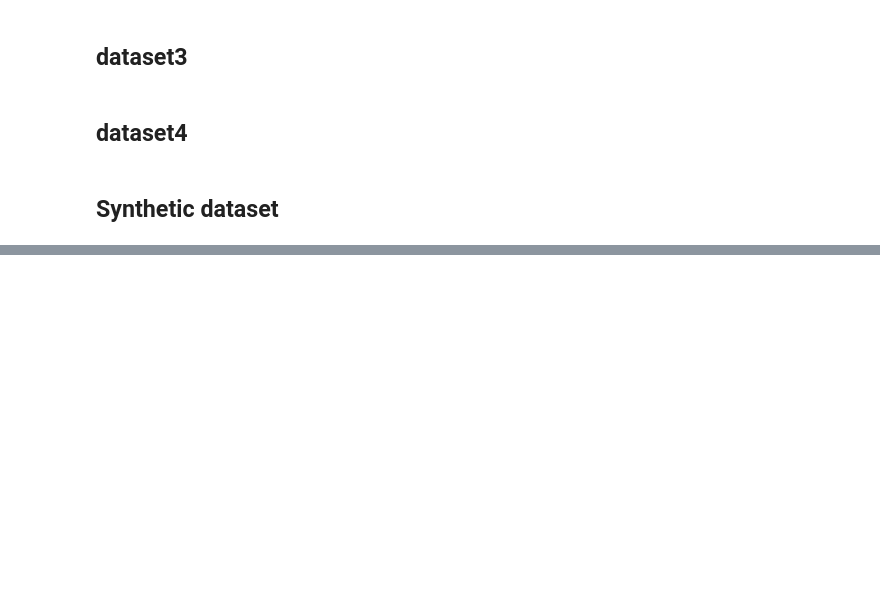
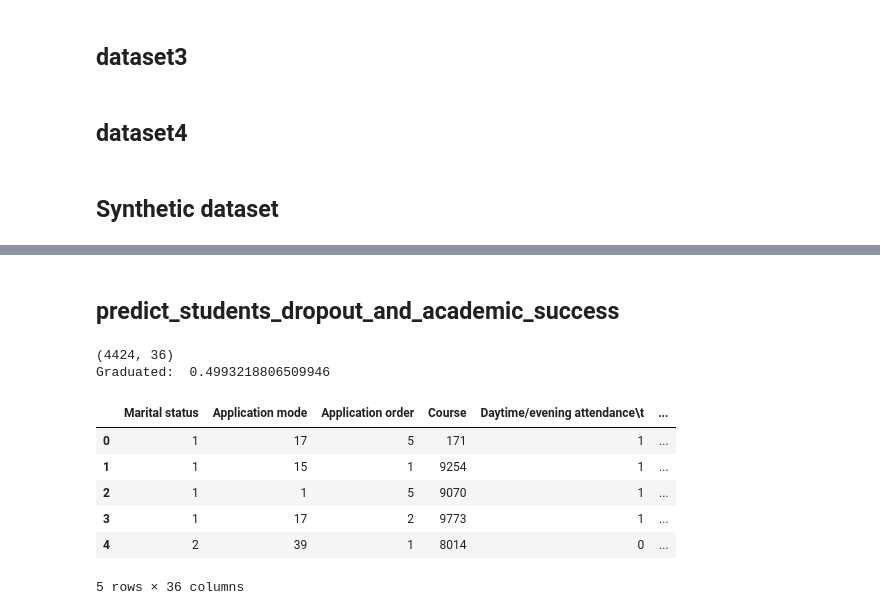
Before and after one commit to kwolny1/cyclic_coordinate_descent_algorithm, a Jupyter notebook: LogRegCCD_notebook.ipynb, the cells around one changed output, grey strips where cells are left out. Saved outputs shown, nothing was run; the diff lists cells and outputs as text; code cells hidden in the pictures; blank space fills up the shorter version.

```diff
--- a/LogRegCCD_notebook.ipynb
+++ b/LogRegCCD_notebook.ipynb
@@ -125,0 +270,19 @@ plt.show()
+# %% [markdown]
+## predict_students_dropout_and_academic_success
+# %%
+student_dropout_X = pd.read_csv("./data/predict_students_dropout_and_academic_success/data.csv", sep=";")
+student_dropout_y = (student_dropout_X['Target'] == 'Graduate').astype(int)
+student_dropout_X.drop("Target", inplace=True, axis=1)
+print(student_dropout_X.shape)
+print("Graduated: ", sum(student_dropout_y)/len(student_dropout_y))
+student_dropout_X.head()
+# %% [output]
+(4424, 36)
+Graduated:  0.4993218806509946
+|  | Marital status | Application mode | Application order | Course | Daytime/evening attendance\t | ... |
+| 0 | 1 | 17 | 5 | 171 | 1 | ... |
+| 1 | 1 | 15 | 1 | 9254 | 1 | ... |
+| 2 | 1 | 1 | 5 | 9070 | 1 | ... |
+| 3 | 1 | 17 | 2 | 9773 | 1 | ... |
+| 4 | 2 | 39 | 1 | 8014 | 0 | ... |
+5 rows × 36 columns
```
Also changed, not shown: parts of 11 cells of this notebook.
